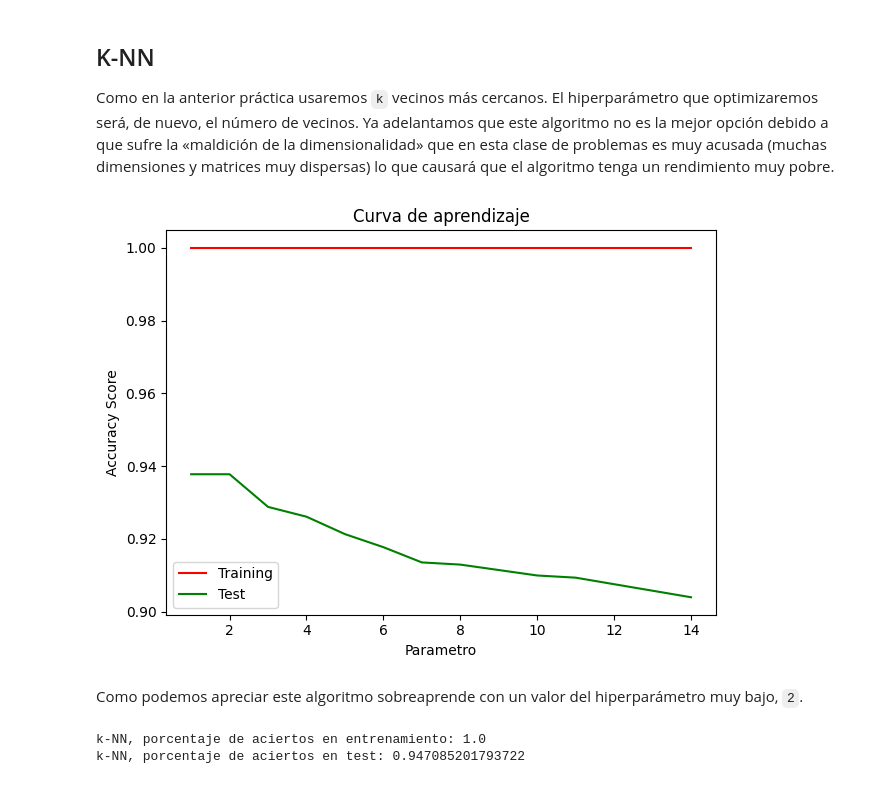
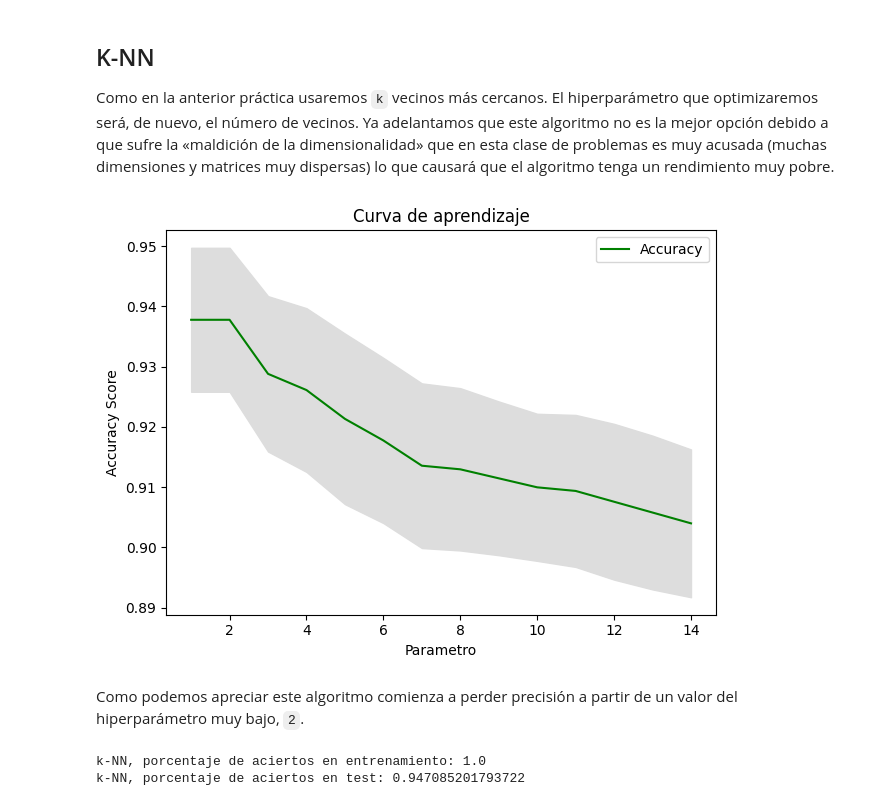
Before and after one commit to MarioCalvarro/practicasIA, a Jupyter notebook: P4GrupoE.ipynb, the cells around one changed output. Saved outputs shown, nothing was run; the diff lists cells and outputs as text; code cells hidden in the pictures.

Commit message:
Fix gráfico apartado 3

```diff
--- a/P4GrupoE.ipynb
+++ b/P4GrupoE.ipynb
@@ -283,34 +283,38 @@ Ya adelantamos que este algoritmo no es la mejor opción debido a que sufre la
 # %%
 import matplotlib.pyplot as plt
 from sklearn.neighbors import KNeighborsClassifier
 from sklearn.model_selection import cross_validate
 
-train_accuracy = []
 test_accuracy = []
+test_std = []
 
 # Entrenamos y validamos varios algoritmos con distinto número de vecinos
 num_vec = range(1, 15)
 for nv in num_vec:
     clf = KNeighborsClassifier(n_neighbors=nv, weights='distance')
     scores = cross_validate(clf, train_preprocessed, train_df['v1'].values, scoring='accuracy', cv=10, return_train_score=True)
 
-    train_accuracy.append(np.mean(scores['train_score']))
     test_accuracy.append(np.mean(scores['test_score']))
+    test_std.append(np.std(scores['test_score']))
 
 
-# Draw lines
-plt.plot(num_vec, train_accuracy, color="r",  label="Training")
-plt.plot(num_vec, test_accuracy, color="g", label="Test")
+# Dibujamos la línea con la accuracy (exactitud) en el test
+plt.plot(num_vec, test_accuracy, color="g", label="Accuracy")
 
-# Create plot
+# Dibujamos la banda de la desviación típica
+lower_limit = np.array(test_accuracy) - np.array(test_std)
+upper_limit = np.array(test_accuracy) + np.array(test_std)
+plt.fill_between(num_vec, lower_limit, upper_limit, color="#DDDDDD")
+
+# Creamos el gráfico
 plt.title("Curva de aprendizaje")
 plt.xlabel("Parametro"), plt.ylabel("Accuracy Score"), plt.legend(loc="best")
 plt.tight_layout()
 plt.show()
 # %% [output]
-[figure, old version]
+[figure, new version]
 # %% [markdown]
-Como podemos apreciar este algoritmo sobreaprende con un valor del hiperparámetro muy bajo, `2`.
+Como podemos apreciar este algoritmo comienza a perder precisión a partir de un valor del hiperparámetro muy bajo, `2`.
 # %%
 knn_classifier = KNeighborsClassifier(n_neighbors=2, weights='distance')
 knn_classifier.fit(train_preprocessed, train_df['v1'].values)
```
